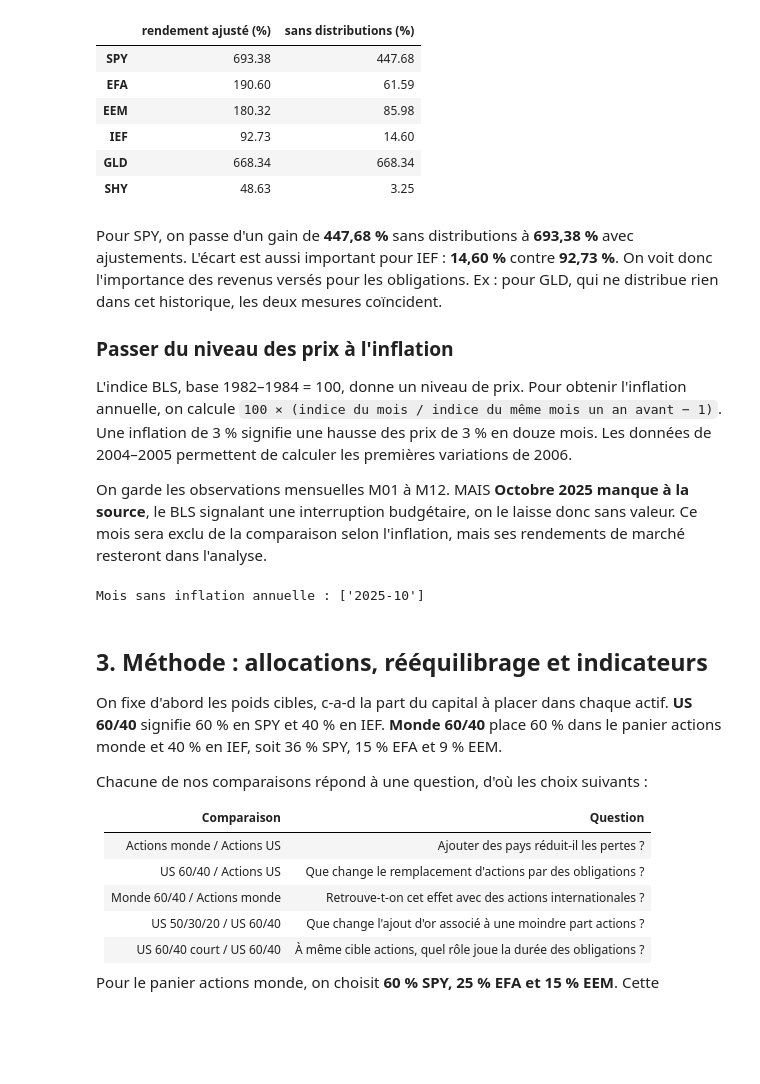
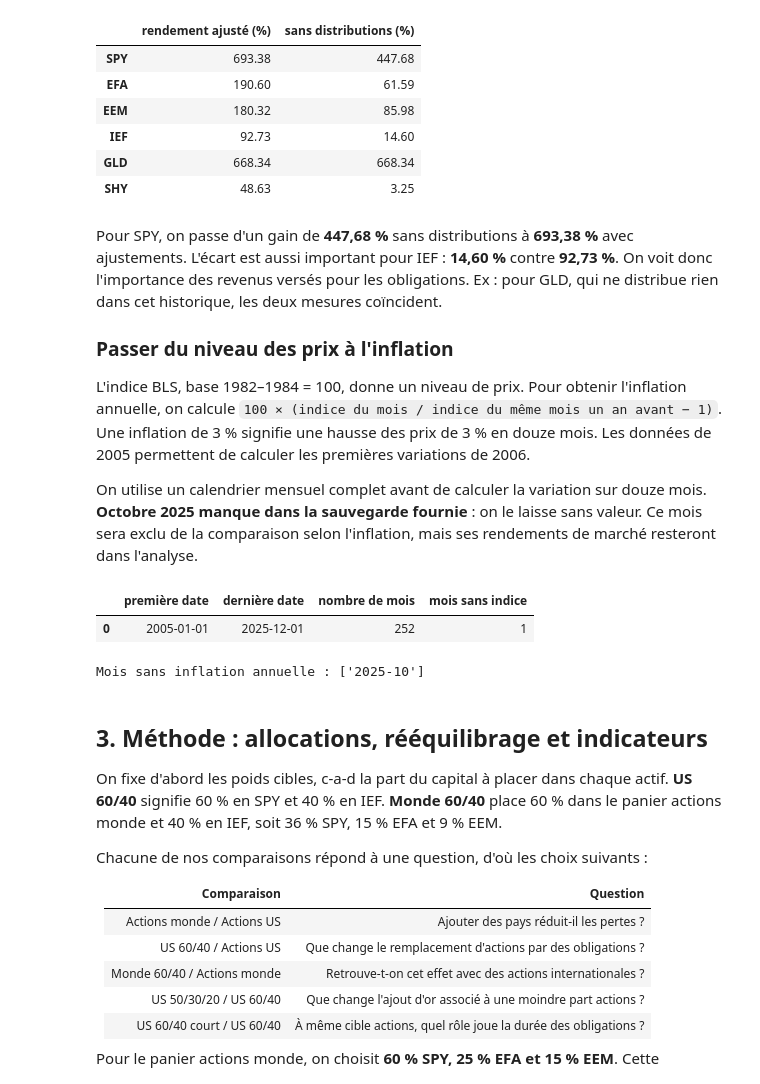
Before and after one commit to thibaut-a11y/Projet-Python-ENSAE, a Jupyter notebook: rapport.ipynb, the cells around one changed output. Drawn from its saved outputs; the diff is of its cells as text; code cells hidden in the pictures; blank space fills up the shorter version.

```diff
--- a/rapport.ipynb
+++ b/rapport.ipynb
@@ -122,13 +117,19 @@ Pour SPY, on passe d'un gain de **447,68 %** sans distributions à **693,38 %**
 
 ### Passer du niveau des prix à l'inflation
 
-L'indice BLS, base 1982–1984 = 100, donne un niveau de prix. Pour obtenir l'inflation annuelle, on calcule `100 × (indice du mois / indice du même mois un an avant − 1)`. Une inflation de 3 % signifie une hausse des prix de 3 % en douze mois. Les données de 2004–2005 permettent de calculer les premières variations de 2006.
+L'indice BLS, base 1982–1984 = 100, donne un niveau de prix. Pour obtenir l'inflation annuelle, on calcule `100 × (indice du mois / indice du même mois un an avant − 1)`. Une inflation de 3 % signifie une hausse des prix de 3 % en douze mois. Les données de 2005 permettent de calculer les premières variations de 2006.
 
-On garde les observations mensuelles M01 à M12. MAIS **Octobre 2025 manque à la source**, le BLS signalant une interruption budgétaire, on le laisse donc sans valeur. Ce mois sera exclu de la comparaison selon l'inflation, mais ses rendements de marché resteront dans l'analyse.
+On utilise un calendrier mensuel complet avant de calculer la variation sur douze mois. **Octobre 2025 manque dans la sauvegarde fournie** : on le laisse sans valeur. Ce mois sera exclu de la comparaison selon l'inflation, mais ses rendements de marché resteront dans l'analyse.
 # %%
-inflation = lire_inflation()
+cpi = fetch_fred()
+display(auditer_cpi(cpi))
+inflation = (100 * cpi["CPIAUCSL"].pct_change(12, fill_method=None)).loc["2006-01":]
+inflation.index = inflation.index.to_period("M")
+inflation.name = "inflation_pct"
 print("Mois sans inflation annuelle :", inflation.index[inflation.isna()].astype(str).tolist())
 # %% [output]
+|  | première date | dernière date | nombre de mois | mois sans indice |
+| 0 | 2005-01-01 | 2025-12-01 | 252 | 1 |
 Mois sans inflation annuelle : ['2025-10']
 # %% [markdown]
 ## 3. Méthode : allocations, rééquilibrage et indicateurs
```
Also changed, not shown: parts of 21 cells of this notebook, 22 other files.
